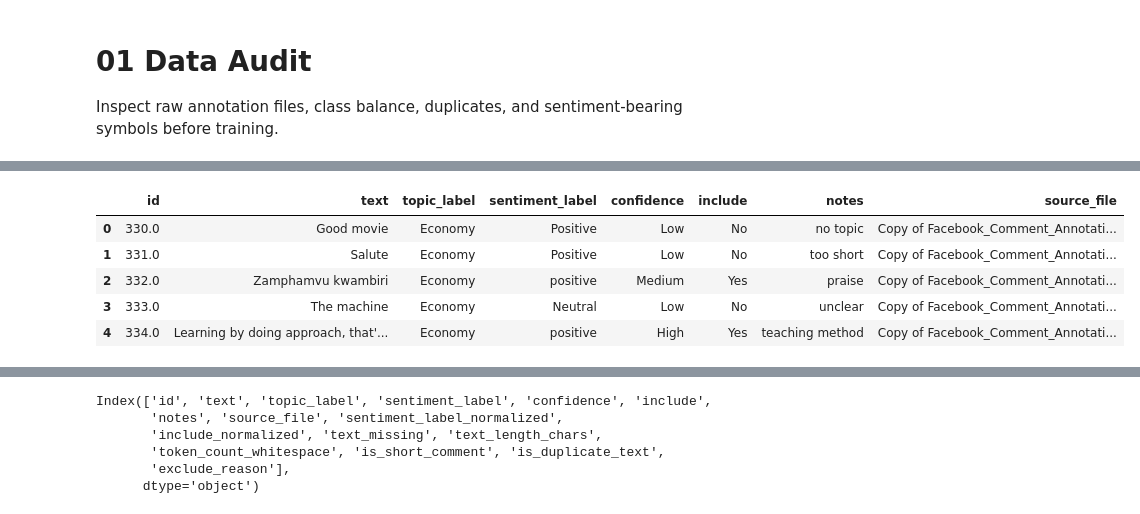
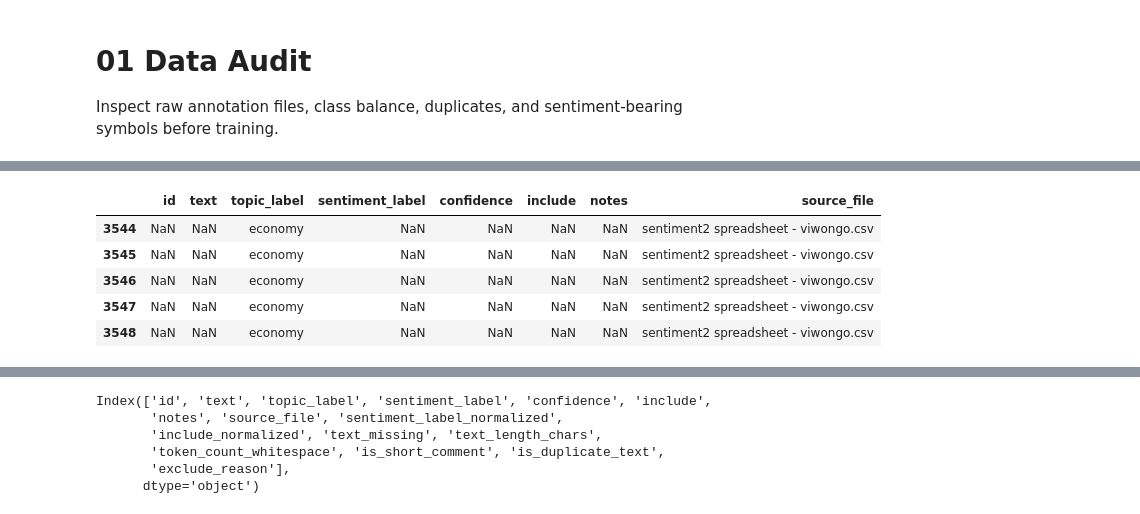
Before and after one commit to Viwaz/Sentiment_Analysis, a Jupyter notebook: notebooks/01_data_audit.ipynb, the cells around one changed output, grey strips where cells are left out. Cells and saved outputs as stored; diff of their text form; code cells hidden in the pictures.

```diff
--- a/notebooks/01_data_audit.ipynb
+++ b/notebooks/01_data_audit.ipynb
@@ -120,11 +120,11 @@ pd.concat(dfs, ignore_index=True)
 # %%
 merged = merge_annotation_files(raw_files)
 audit = build_label_audit(merged)
-merged.head()
+merged.tail()
 # %% [output]
 |  | id | text | topic_label | sentiment_label | confidence | include | notes | source_file |
-| 0 | 330.0 | Good movie | Economy | Positive | Low | No | no topic | Copy of Facebook_Comment_Annotati... |
-| 1 | 331.0 | Salute | Economy | Positive | Low | No | too short | Copy of Facebook_Comment_Annotati... |
-| 2 | 332.0 | Zamphamvu kwambiri | Economy | positive | Medium | Yes | praise | Copy of Facebook_Comment_Annotati... |
-| 3 | 333.0 | The machine | Economy | Neutral | Low | No | unclear | Copy of Facebook_Comment_Annotati... |
-| 4 | 334.0 | Learning by doing approach, that'... | Economy | positive | High | Yes | teaching method | Copy of Facebook_Comment_Annotati... |
+| 3544 | NaN | NaN | economy | NaN | NaN | NaN | NaN | sentiment2 spreadsheet - viwongo.csv |
+| 3545 | NaN | NaN | economy | NaN | NaN | NaN | NaN | sentiment2 spreadsheet - viwongo.csv |
+| 3546 | NaN | NaN | economy | NaN | NaN | NaN | NaN | sentiment2 spreadsheet - viwongo.csv |
+| 3547 | NaN | NaN | economy | NaN | NaN | NaN | NaN | sentiment2 spreadsheet - viwongo.csv |
+| 3548 | NaN | NaN | economy | NaN | NaN | NaN | NaN | sentiment2 spreadsheet - viwongo.csv |
```
Also changed, not shown: parts of 10 cells of this notebook, 40 other files.
